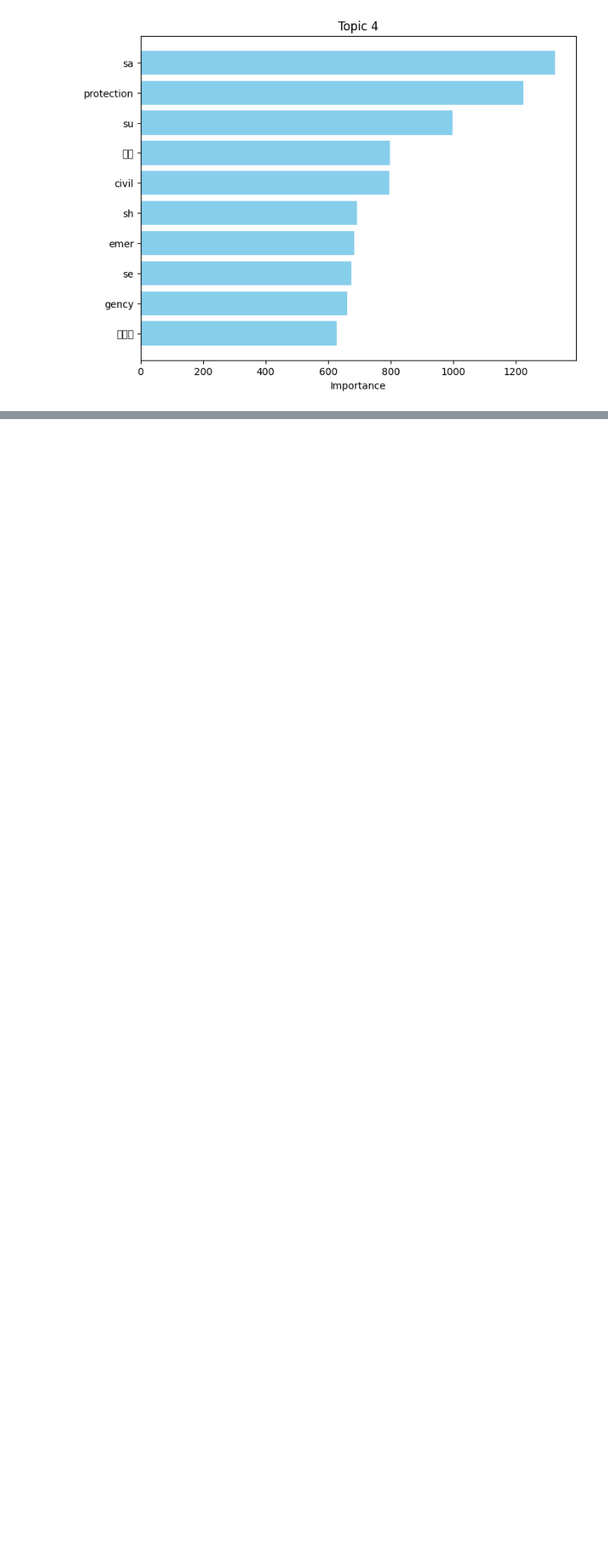
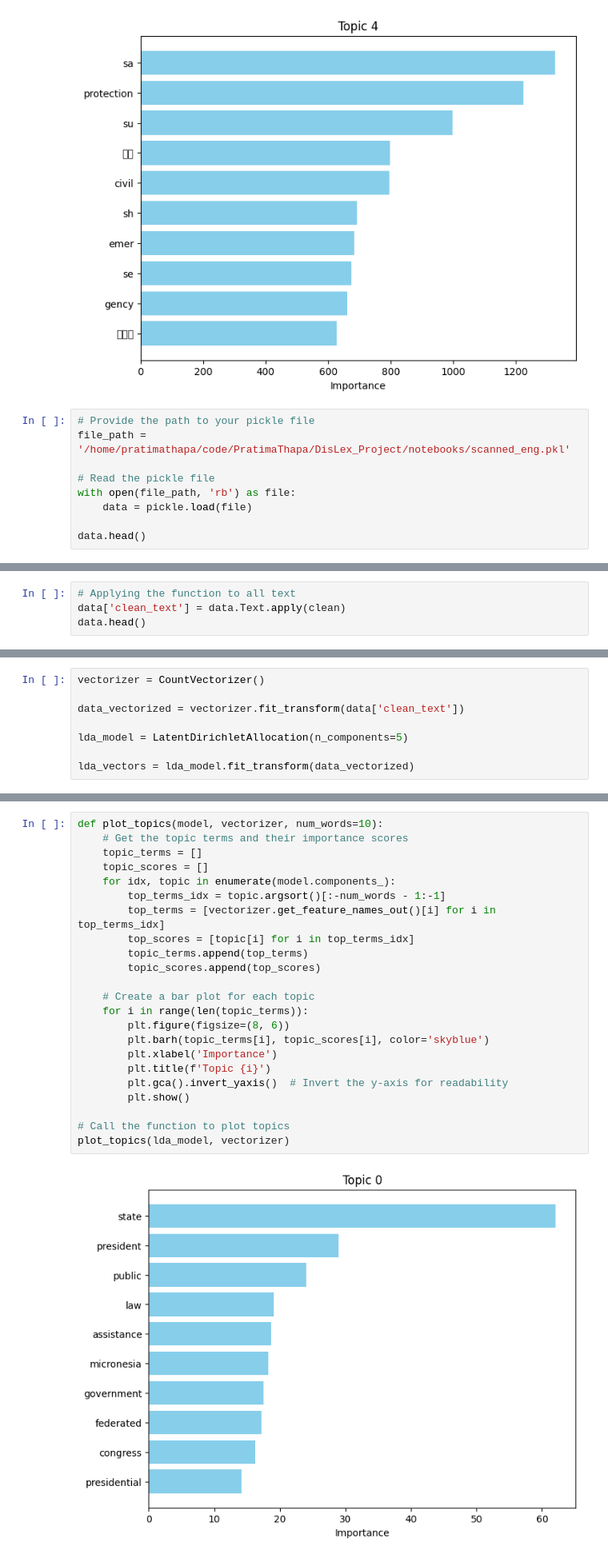
Before and after one commit to PratimaThapa/DisLex_Project, a Jupyter notebook: notebooks/topic_modelling.ipynb, the cells around one changed output, grey strips where cells are left out. Shown at 80% size. Drawn from its saved outputs; the diff is of its cells as text; blank space fills up the shorter version.

Commit message:
Topic modelling of scanned english text data

```diff
--- a/notebooks/topic_modelling.ipynb
+++ b/notebooks/topic_modelling.ipynb
@@ -124,3 +124,12 @@ plot_topics(lda_model, vectorizer)
 [figure]
 [figure]
 [figure]
+# %%
+# Provide the path to your pickle file
+file_path = '/home/pratimathapa/code/PratimaThapa/DisLex_Project/notebooks/scanned_eng.pkl'
+
+# Read the pickle file
+with open(file_path, 'rb') as file:
+    data = pickle.load(file)
+
+data.head()
@@ -126,0 +143,4 @@ plot_topics(lda_model, vectorizer)
+# %%
+# Applying the function to all text
+data['clean_text'] = data.Text.apply(clean)
+data.head()
@@ -126,0 +154,8 @@ plot_topics(lda_model, vectorizer)
+# %%
+vectorizer = CountVectorizer()
+
+data_vectorized = vectorizer.fit_transform(data['clean_text'])
+
+lda_model = LatentDirichletAllocation(n_components=5)
+
+lda_vectors = lda_model.fit_transform(data_vectorized)
@@ -126,0 +177,25 @@ plot_topics(lda_model, vectorizer)
+# %%
+def plot_topics(model, vectorizer, num_words=10):
+    # Get the topic terms and their importance scores
+    topic_terms = []
+    topic_scores = []
+    for idx, topic in enumerate(model.components_):
+        top_terms_idx = topic.argsort()[:-num_words - 1:-1]
+        top_terms = [vectorizer.get_feature_names_out()[i] for i in top_terms_idx]
+        top_scores = [topic[i] for i in top_terms_idx]
+        topic_terms.append(top_terms)
+        topic_scores.append(top_scores)
+
+    # Create a bar plot for each topic
+    for i in range(len(topic_terms)):
+        plt.figure(figsize=(8, 6))
+        plt.barh(topic_terms[i], topic_scores[i], color='skyblue')
+        plt.xlabel('Importance')
+        plt.title(f'Topic {i}')
+        plt.gca().invert_yaxis()  # Invert the y-axis for readability
+        plt.show()
+
+# Call the function to plot topics
+plot_topics(lda_model, vectorizer)
+# %% [output]
+[figure, added]
```
Also changed, not shown: parts of 4 cells of this notebook, 1 other file.
